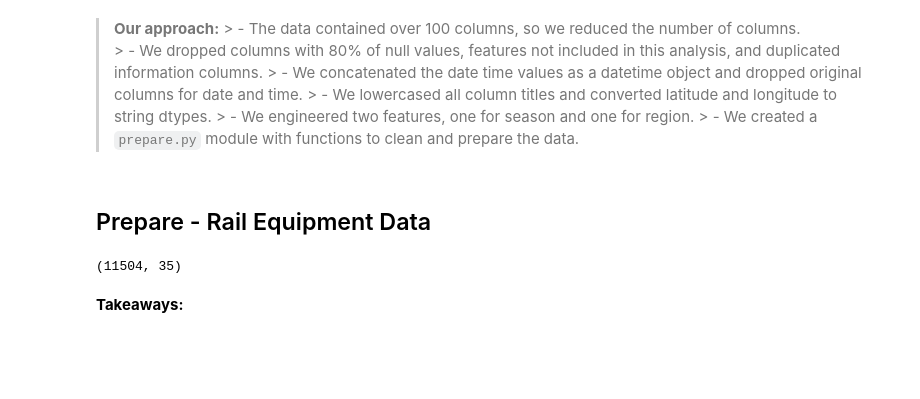
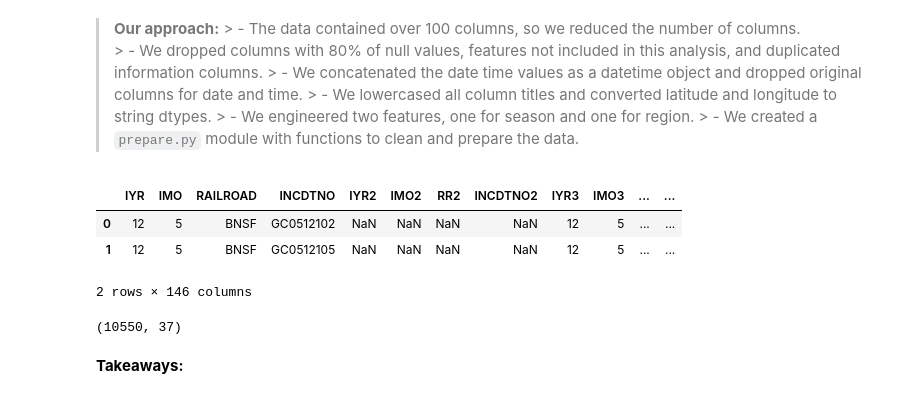
Before and after one commit to OTR-Capstone/Off_The_Rails, a Jupyter notebook: final_report_and_findings.ipynb, the cells around one changed output. Saved outputs shown, nothing was run; the diff lists cells and outputs as text; code cells hidden in the pictures; blank space fills up the shorter version.

```diff
--- a/final_report_and_findings.ipynb
+++ b/final_report_and_findings.ipynb
@@ -100,13 +98,20 @@ df.head()
     > - We lowercased all column titles and converted latitude and longitude to string dtypes.
     > - We engineered two features, one for season and one for region.
     > - We created a `prepare.py` module with functions to clean and prepare the data.
-# %% [markdown]
-## Prepare - Rail Equipment Data
-# %%
-df = prepare.prep_equip_df(df)
-df.shape
-# %% [output]
-(11504, 35)
+# %%
+#Preview the dataframe
+df.head(2)
+# %% [output]
+|  | IYR | IMO | RAILROAD | INCDTNO | IYR2 | IMO2 | RR2 | INCDTNO2 | IYR3 | IMO3 | ... | ... |
+| 0 | 12 | 5 | BNSF | GC0512102 | NaN | NaN | NaN | NaN | 12 | 5 | ... | ... |
+| 1 | 12 | 5 | BNSF | GC0512105 | NaN | NaN | NaN | NaN | 12 | 5 | ... | ... |
+2 rows × 146 columns
+# %%
+#Preview dataframe using prep_equip_df(df) function from prepare.py module
+df = prepare.prep_equip_df(df)
+df.shape
+# %% [output]
+(10550, 37)
 # %% [markdown]
 **Takeaways:**
 # %% [markdown]
```
Also changed, not shown: parts of 16 cells of this notebook.
